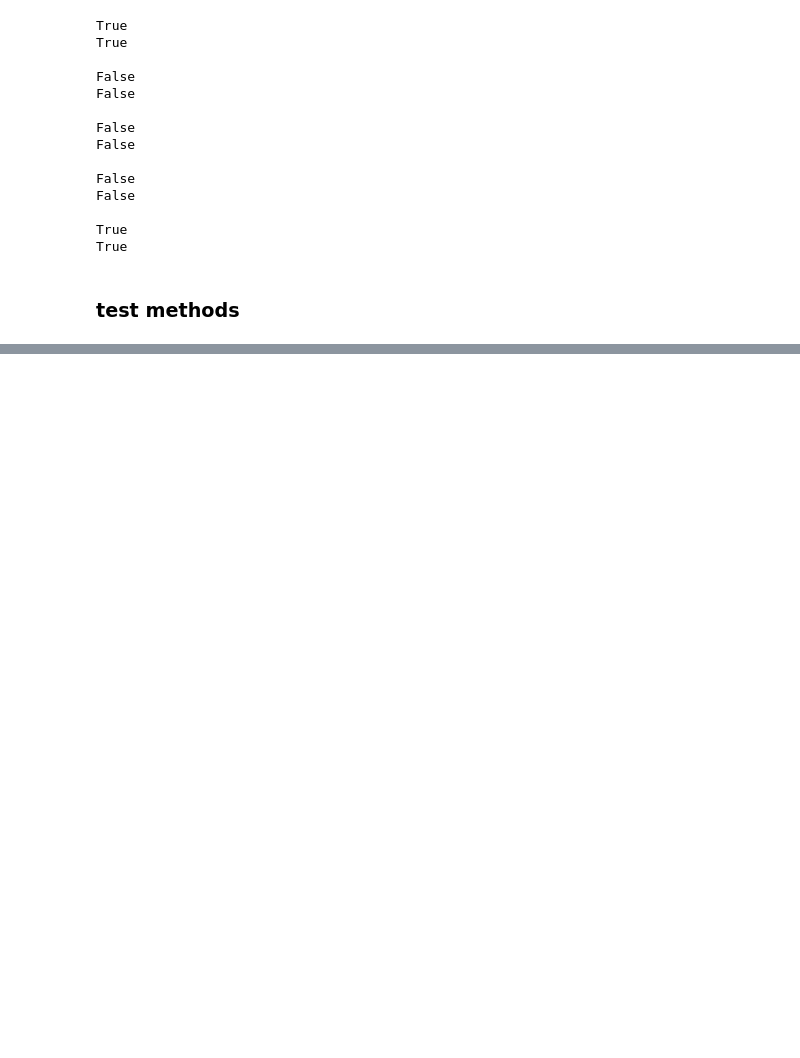
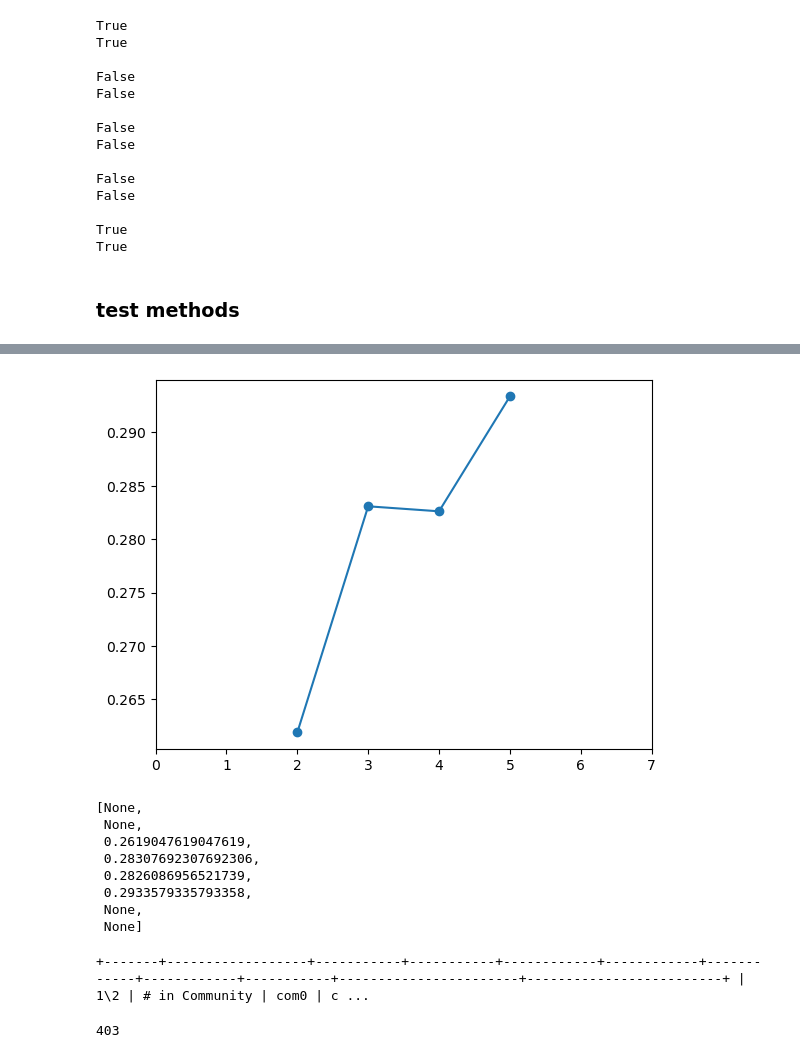
Before and after one commit to Liam-Caffrey/Capstone-Project, a Jupyter notebook: CapstoneProject.ipynb, the cells around one changed output, grey strips where cells are left out. Cells and saved outputs as stored; diff of their text form; code cells hidden in the pictures; blank space fills up the shorter version.

```diff
--- a/CapstoneProject.ipynb
+++ b/CapstoneProject.ipynb
@@ -620,0 +851,17 @@ Modularity Score      :  0.6067189804988621
+# %%
+graphOverTime("Vivi Ornitier", cardOccurancesNorm)
+# %% [output]
+[figure, added]
+[None,
+ None,
+ 0.2619047619047619,
+ 0.28307692307692306,
+ 0.2826086956521739,
+ 0.2933579335793358,
+ None,
+ None]
+# %%
+jaccardTable(1,2, communityList1, snap1Cards, communityList2, snap2Cards)
+# %% [output]
++-------+------------------+-----------+-----------+------------+------------+------------+------------+-----------+-----------------------+-------------------------+ | 1\2 | # in Community | com0 | c ...
+403
```
Also changed, not shown: parts of 28 cells of this notebook.
